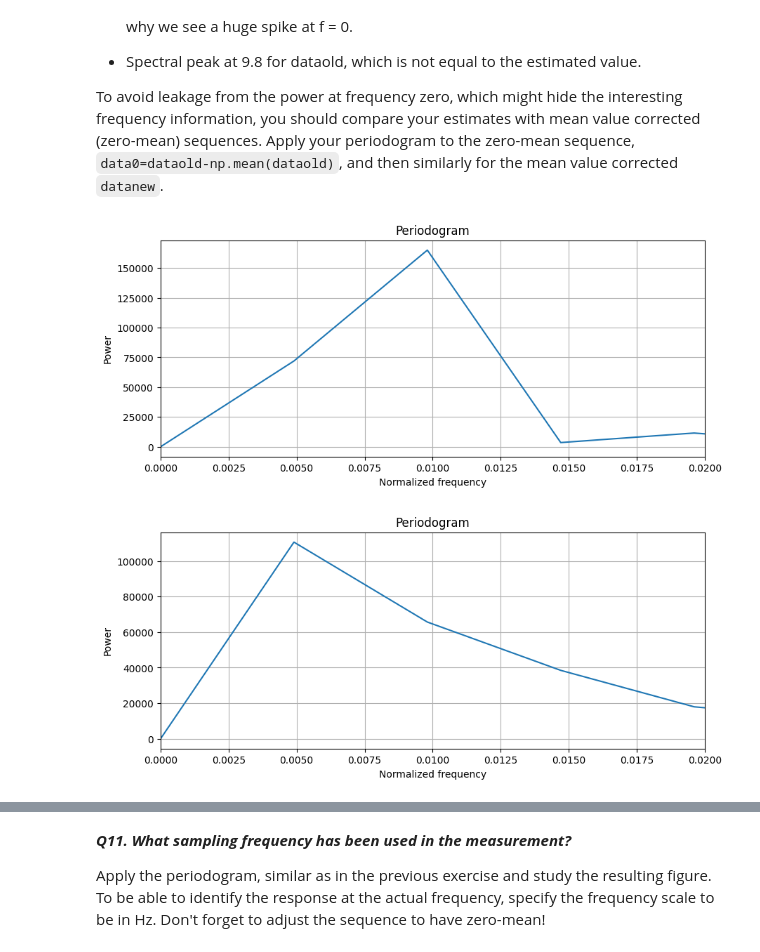
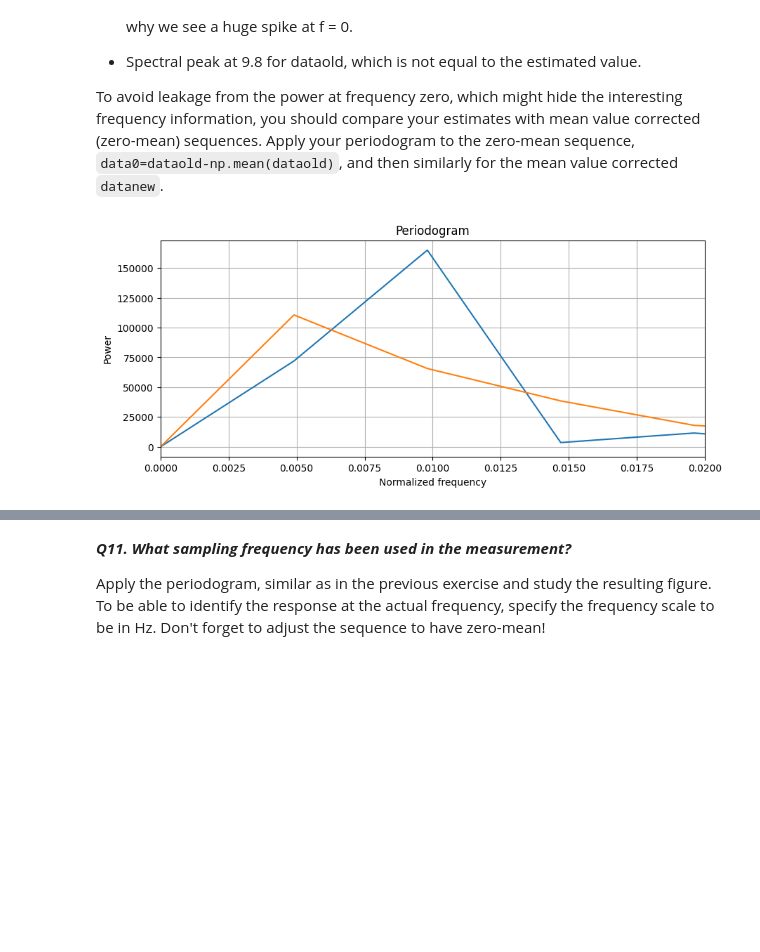
Before and after one commit to axellangenskiold/fmsf10, a Jupyter notebook: pythonLab3.ipynb, the cells around one changed output, grey strips where cells are left out. Drawn from its saved outputs; the diff is of its cells as text; code cells hidden in the pictures; blank space fills up the shorter version.

```diff
--- a/pythonLab3.ipynb
+++ b/pythonLab3.ipynb
@@ -376,41 +378,33 @@ To avoid leakage from the power at frequency zero, which might hide the interest
 # %%
 # Write your own code below
 data0 = dataold - np.mean(dataold)
 data1 = datanew - np.mean(datanew)
 
 #dataold
 N = len(data0)
 X = fft(data0)
-Rhat = (X*np.conj(X))/N
-f = np.arange(N)/N
-
-plt.figure(figsize=(10,4))
-plt.plot(f,Rhat)
-plt.xlabel("Normalized frequency")
-plt.ylabel("Power")
-plt.xlim(0.00, 0.02)
-plt.title("Periodogram")
-plt.grid(True)
+Rhat1 = (X*np.conj(X))/N
+f1 = np.arange(N)/N
 
 #datanew
 N = len(data1)
 X = fft(data1)
-Rhat = (X*np.conj(X))/N
-f = np.arange(N)/N
+Rhat2 = (X*np.conj(X))/N
+f2 = np.arange(N)/N
 
 plt.figure(figsize=(10,4))
-plt.plot(f,Rhat)
+plt.plot(f1,Rhat1)
+plt.plot(f2,Rhat2)
 
 #plt.plot(f, 10*np.log10(Rhat));
 plt.xlabel("Normalized frequency")
 plt.ylabel("Power")
 plt.xlim(0.00, 0.02)
 plt.title("Periodogram")
 plt.grid(True)
 plt.show()
 # %% [output]
-[figure, old version]
+[figure, new version]
-[figure, removed]
 # %% [markdown]
 ***Q9. What is the difference between the periodograms of the zero-mean signals and the original signals?***
 
```
Also changed, not shown: parts of 11 cells of this notebook.
